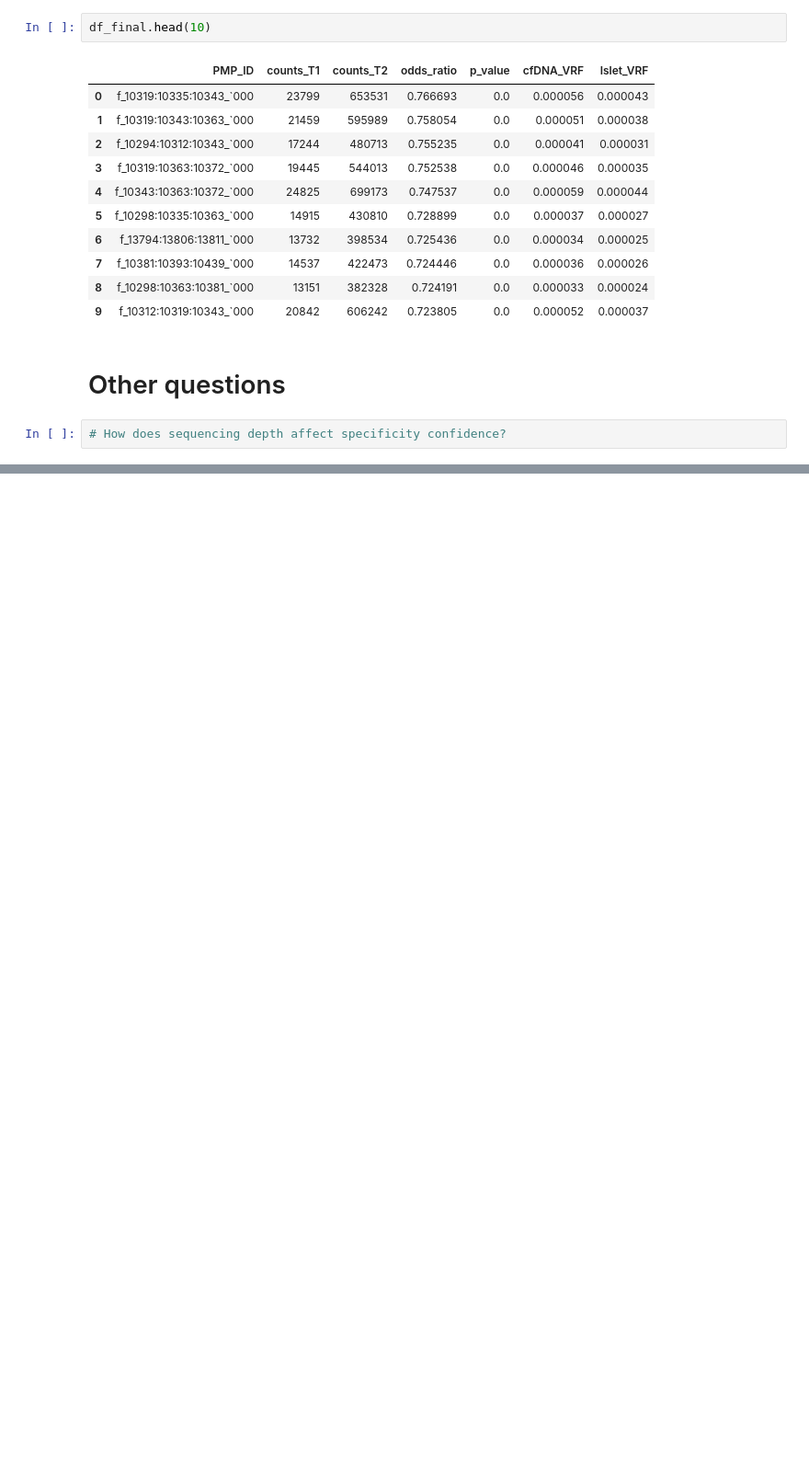
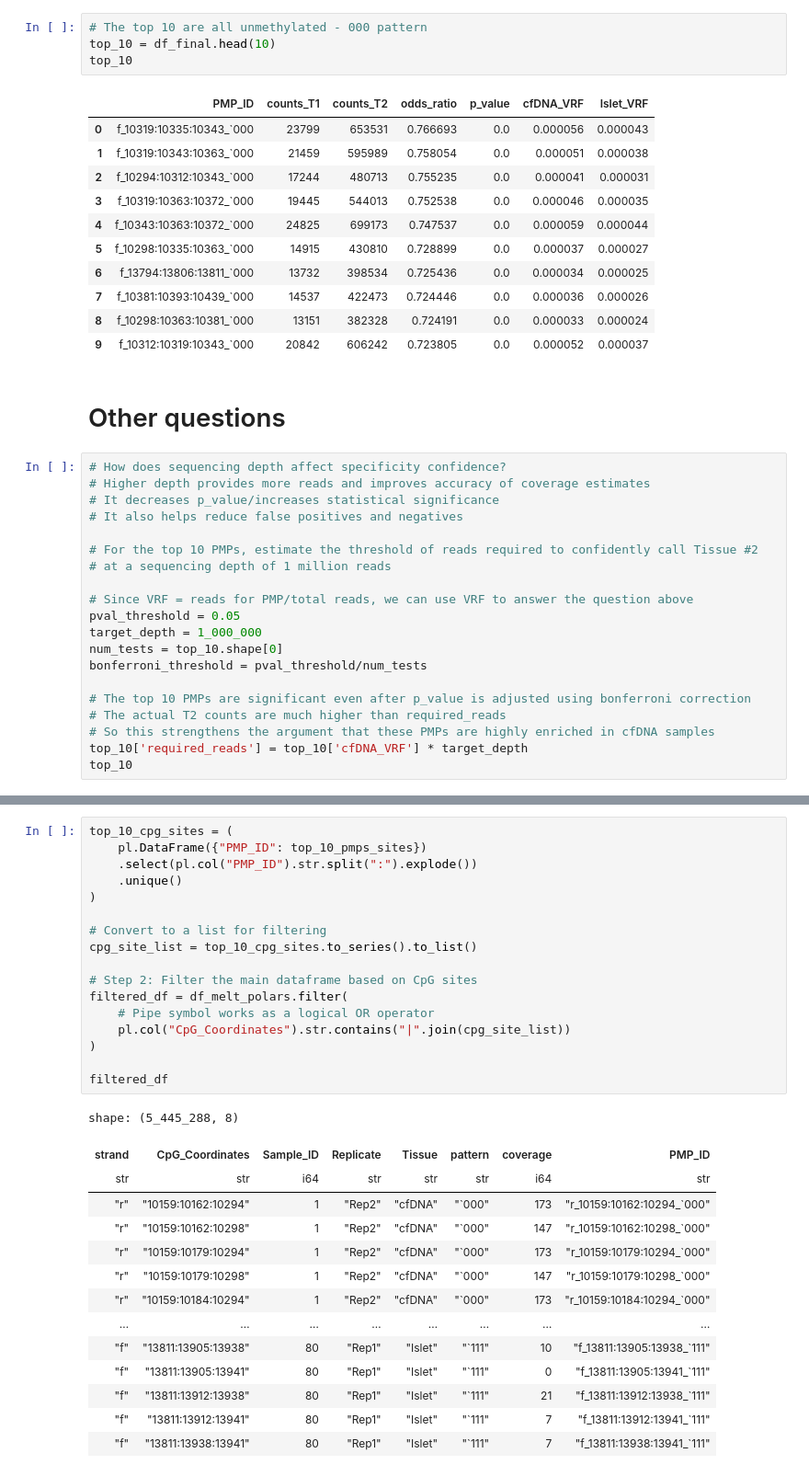
Before and after one commit to drashtishah/test, a Jupyter notebook: data_analysis.ipynb, the cells around one changed output, grey strips where cells are left out. Shown at 92% size. Drawn from its saved outputs; the diff is of its cells as text; blank space fills up the shorter version.

```diff
--- a/data_analysis.ipynb
+++ b/data_analysis.ipynb
@@ -301,7 +301,9 @@ df_final = df_final.to_pandas()
 df_final = df_final.sort_values(by=['p_value', 'odds_ratio'], ascending=[True, False])
 df_final.to_pickle(f'{RESULTS_FOLDER}/biomarker_results.pickle')
 # %%
-df_final.head(10)
+# The top 10 are all unmethylated - 000 pattern
+top_10 = df_final.head(10)
+top_10
 # %% [output]
 |  | PMP_ID | counts_T1 | counts_T2 | odds_ratio | p_value | cfDNA_VRF | Islet_VRF |
 | 0 | f_10319:10335:10343_`000 | 23799 | 653531 | 0.766693 | 0.0 | 0.000056 | 0.000043 |
@@ -318,3 +320,21 @@ df_final.head(10)
 # Other questions
 # %%
 # How does sequencing depth affect specificity confidence?
+# Higher depth provides more reads and improves accuracy of coverage estimates
+# It decreases p_value/increases statistical significance
+# It also helps reduce false positives and negatives
+
+# For the top 10 PMPs, estimate the threshold of reads required to confidently call Tissue #2
+# at a sequencing depth of 1 million reads
+
+# Since VRF = reads for PMP/total reads, we can use VRF to answer the question above
+pval_threshold = 0.05
+target_depth = 1_000_000
+num_tests = top_10.shape[0]
+bonferroni_threshold = pval_threshold/num_tests
+
+# The top 10 PMPs are significant even after p_value is adjusted using bonferroni correction
+# The actual T2 counts are much higher than required_reads
+# So this strengthens the argument that these PMPs are highly enriched in cfDNA samples
+top_10['required_reads'] = top_10['cfDNA_VRF'] * target_depth
+top_10
@@ -323,0 +361,32 @@ df_final.head(10)
+# %%
+top_10_cpg_sites = (
+    pl.DataFrame({"PMP_ID": top_10_pmps_sites})
+    .select(pl.col("PMP_ID").str.split(":").explode())
+    .unique()
+)
+
+# Convert to a list for filtering
+cpg_site_list = top_10_cpg_sites.to_series().to_list()
+
+# Step 2: Filter the main dataframe based on CpG sites
+filtered_df = df_melt_polars.filter(
+    # Pipe symbol works as a logical OR operator
+    pl.col("CpG_Coordinates").str.contains("|".join(cpg_site_list))
+)
+
+filtered_df
+# %% [output]
+shape: (5_445_288, 8)
+| strand | CpG_Coordinates | Sample_ID | Replicate | Tissue | pattern | coverage | PMP_ID |
+| str | str | i64 | str | str | str | i64 | str |
+| "r" | "10159:10162:10294" | 1 | "Rep2" | "cfDNA" | "`000" | 173 | "r_10159:10162:10294_`000" |
+| "r" | "10159:10162:10298" | 1 | "Rep2" | "cfDNA" | "`000" | 147 | "r_10159:10162:10298_`000" |
+| "r" | "10159:10179:10294" | 1 | "Rep2" | "cfDNA" | "`000" | 173 | "r_10159:10179:10294_`000" |
+| "r" | "10159:10179:10298" | 1 | "Rep2" | "cfDNA" | "`000" | 147 | "r_10159:10179:10298_`000" |
+| "r" | "10159:10184:10294" | 1 | "Rep2" | "cfDNA" | "`000" | 173 | "r_10159:10184:10294_`000" |
+| … | … | … | … | … | … | … | … |
+| "f" | "13811:13905:13938" | 80 | "Rep1" | "Islet" | "`111" | 10 | "f_13811:13905:13938_`111" |
+| "f" | "13811:13905:13941" | 80 | "Rep1" | "Islet" | "`111" | 0 | "f_13811:13905:13941_`111" |
+| "f" | "13811:13912:13938" | 80 | "Rep1" | "Islet" | "`111" | 21 | "f_13811:13912:13938_`111" |
+| "f" | "13811:13912:13941" | 80 | "Rep1" | "Islet" | "`111" | 7 | "f_13811:13912:13941_`111" |
+| "f" | "13811:13938:13941" | 80 | "Rep1" | "Islet" | "`111" | 7 | "f_13811:13938:13941_`111" |
```
Also changed, not shown: parts of 12 cells of this notebook, 1 other file.
